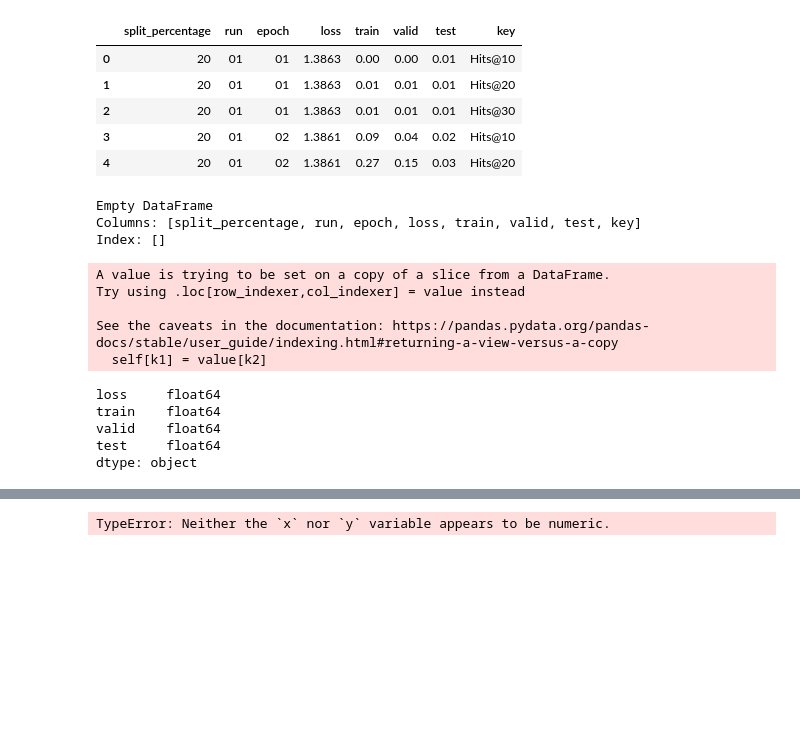
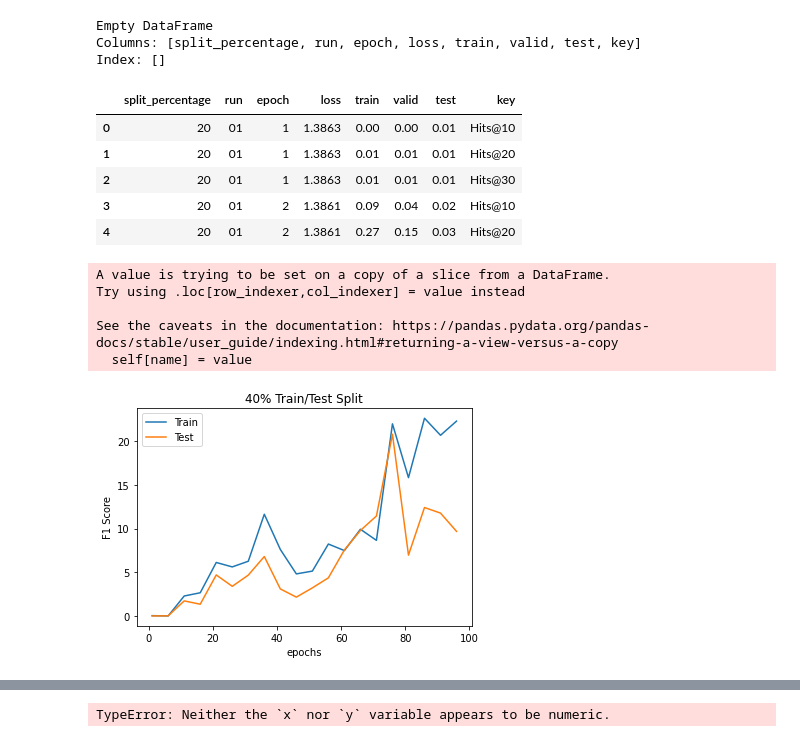
Before and after one commit to epocolis/ryerson-ml-final-project-fall-2021, a Jupyter notebook: app/results_analysis.ipynb, the cells around one changed output, grey strips where cells are left out. Drawn from its saved outputs; the diff is of its cells as text; code cells hidden in the pictures; blank space fills up the shorter version.

Commit message:
add plots

```diff
--- a/app/results_analysis.ipynb
+++ b/app/results_analysis.ipynb
@@ -4,15 +26,6 @@ import seaborn as sns
 %matplotlib inline
 # %%
 df = pd.read_csv("results_data.csv")
-# %%
-df.head()
-# %% [output]
-|  | split_percentage | run | epoch | loss | train | valid | test | key |
-| 0 | 20 | 01 | 01 | 1.3863 | 0.00 | 0.00 | 0.01 | Hits@10 |
-| 1 | 20 | 01 | 01 | 1.3863 | 0.01 | 0.01 | 0.01 | Hits@20 |
-| 2 | 20 | 01 | 01 | 1.3863 | 0.01 | 0.01 | 0.01 | Hits@30 |
-| 3 | 20 | 01 | 02 | 1.3861 | 0.09 | 0.04 | 0.02 | Hits@10 |
-| 4 | 20 | 01 | 02 | 1.3861 | 0.27 | 0.15 | 0.03 | Hits@20 |
 # %%
 df = df[df.loss != 'loss']
 print(df.loc[df['loss'] == 'loss'])
@@ -21,18 +34,54 @@ Empty DataFrame
 Columns: [split_percentage, run, epoch, loss, train, valid, test, key]
 Index: []
 # %%
-df[["loss", "train","valid","test"]] = df[["loss", "train","valid","test"]].apply(pd.to_numeric)
+df[["epoch","loss", "train","valid","test"]] = df[["epoch","loss", "train","valid","test"]].apply(pd.to_numeric)
-# %% [output]
-A value is trying to be set on a copy of a slice from a DataFrame.
-Try using .loc[row_indexer,col_indexer] = value instead
-
-See the caveats in the documentation: https://pandas.pydata.org/pandas-docs/stable/user_guide/indexing.html#returning-a-view-versus-a-copy
-  self[k1] = value[k2]
 # %%
-df[["loss", "train","valid","test"]].astype('float').dtypes
+df[["loss", "train","valid","test"]] = df[["loss", "train","valid","test"]].astype('float')
+df.head()
 # %% [output]
-loss     float64
-train    float64
-valid    float64
-test     float64
-dtype: object
+|  | split_percentage | run | epoch | loss | train | valid | test | key |
+| 0 | 20 | 01 | 1 | 1.3863 | 0.00 | 0.00 | 0.01 | Hits@10 |
+| 1 | 20 | 01 | 1 | 1.3863 | 0.01 | 0.01 | 0.01 | Hits@20 |
+| 2 | 20 | 01 | 1 | 1.3863 | 0.01 | 0.01 | 0.01 | Hits@30 |
+| 3 | 20 | 01 | 2 | 1.3861 | 0.09 | 0.04 | 0.02 | Hits@10 |
+| 4 | 20 | 01 | 2 | 1.3861 | 0.27 | 0.15 | 0.03 | Hits@20 |
+# %%
+df_40 = df[df.split_percentage == '40']
+
+df_40_hits_20 = df_40.loc[(df_40.key == 'Hits@20')]
+df_40_hits_20.head()
+
+# df_40_hits_20 = df_40_hits_20[::5]
+df_40_hits_20.run = df_40_hits_20.run.apply(pd.to_numeric)
+df_40_hits_20 = df_40_hits_20[(df_40_hits_20.key == 'Hits@20') & (df_40_hits_20.run == 1) ]
+
+df_40_hits_20 = df_40_hits_20[::5]
+# %% [output]
+A value is trying to be set on a copy of a slice from a DataFrame.
+Try using .loc[row_indexer,col_indexer] = value instead
+
+See the caveats in the documentation: https://pandas.pydata.org/pandas-docs/stable/user_guide/indexing.html#returning-a-view-versus-a-copy
+  self[name] = value
+# %%
+import matplotlib.pyplot as plt
+# line 1 points
+x1 = df_40_hits_20.epoch
+y1 = df_40_hits_20.train
+# plotting the line 1 points
+plt.plot(x1, y1, label = "Train")
+# line 2 points
+x2 = df_40_hits_20.epoch
+y2 = df_40_hits_20.test
+# plotting the line 2 points
+plt.plot(x2, y2, label = "Test")
+plt.xlabel('epochs')
+# Set the y axis label of the current axis.
+plt.ylabel('F1 Score')
+# Set a title of the current axes.
+plt.title('40% Train/Test Split')
+# show a legend on the plot
+plt.legend()
+plt.savefig('_40_Train_Test_Split.png')
+# Display
+# %% [output]
+[figure, added]
```
Also changed, not shown: parts of 9 cells of this notebook, 3 other files.
